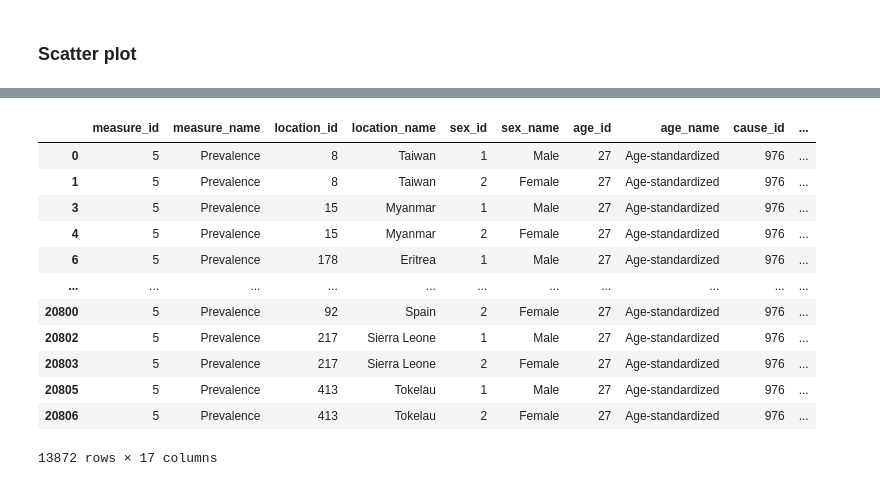
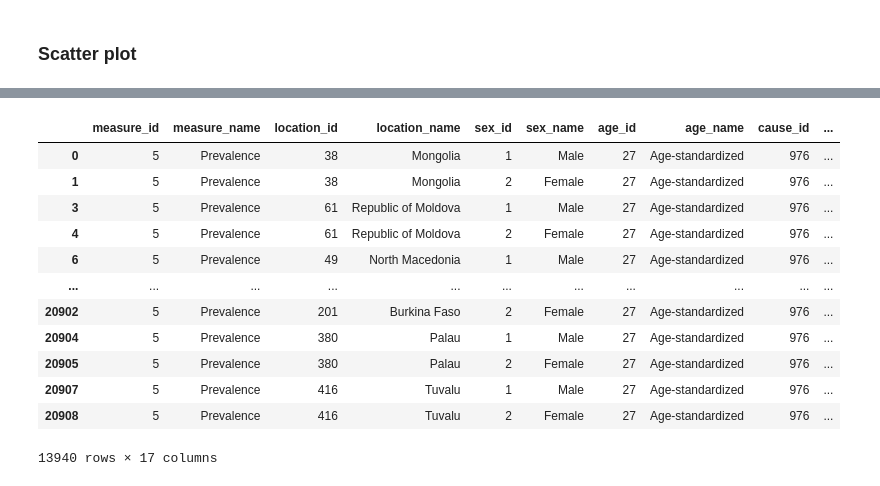
Before and after one commit to aldaszarnauskas/programming-for-data-analytics, a Jupyter notebook: project/project.ipynb, the cells around one changed output, grey strips where cells are left out. Saved outputs shown, nothing was run; the diff lists cells and outputs as text; code cells hidden in the pictures.

```diff
--- a/project/project.ipynb
+++ b/project/project.ipynb
@@ -215,14 +216,13 @@ df_region_age
 [Age is linked to type 2 diabetes](https://pmc.ncbi.nlm.nih.gov/articles/PMC9843502/)
 # %%
 regions = df_region_age['region'].unique()
-regions = np.append(regions, "Global")
 n = len(regions)
-nrows=2
-ncols=6
+nrows=3
+ncols=4
 
 label_xaxis = list(range((nrows * ncols - ncols), nrows * ncols))
 
-fig, axes = plt.subplots(nrows=nrows, ncols=ncols, figsize=(ncols*2, nrows*2), sharex=True, sharey=True)
+fig, axes = plt.subplots(nrows=nrows, ncols=ncols, figsize=(ncols*3, nrows*3), sharex=True, sharey=True)
 
 axes = axes.flatten()
 
@@ -230,10 +230,7 @@ count = 0
 
 for ax, region in zip(axes, regions):
 
-    if region == "Global":
-        region_df = df_region_age
-    else:
-        region_df = df_region_age[df_region_age['region'] == region]
+    region_df = df_region_age[df_region_age['region'] == region]
 
     ax.plot(region_df['age_mid'], region_df['val_T2D']["Percent"], label='Mean', marker='o', markeredgewidth=0, color="lightskyblue")
     ax.fill_between(
@@ -300,3 +297,6 @@ df_map.plot()
 # %% [output]
 <Axes: >
 [figure]
+# %%
+df_agestand = pd.read_csv("../data/agestand_allc_ally_perc_T2D.csv")
+df_agestand.head()
@@ -302,0 +310,16 @@ df_map.plot()
+# %%
+cols_to_fix = ['val', 'upper', 'lower']
+df_agestand[cols_to_fix] = df_agestand[cols_to_fix] * 100
+# %%
+with open("../data/regions_updated.json", "r", encoding="utf-8") as f:
+    regions = json.load(f)
+
+country_to_region = {
+    country: region
+    for region, countries in regions.items()
+    for country in countries
+}
+
+country_to_region["Global"] = "Global"
+
+df_agestand["region"] = [country_to_region[acountry] for acountry in df_agestand["location_name"].to_list()]
@@ -504,20 +523,20 @@ array(['High-income Asia Pacific and East Asia',
 # %%
-df_gender = df_age_standardised.query("sex_name in ['Male', 'Female']")
+df_gender = df_agestand.query("sex_name in ['Male', 'Female']")
 df_gender
 # %% [output]
 |  | measure_id | measure_name | location_id | location_name | sex_id | sex_name | age_id | age_name | cause_id | ... |
-| 0 | 5 | Prevalence | 8 | Taiwan | 1 | Male | 27 | Age-standardized | 976 | ... |
-| 1 | 5 | Prevalence | 8 | Taiwan | 2 | Female | 27 | Age-standardized | 976 | ... |
-| 3 | 5 | Prevalence | 15 | Myanmar | 1 | Male | 27 | Age-standardized | 976 | ... |
-| 4 | 5 | Prevalence | 15 | Myanmar | 2 | Female | 27 | Age-standardized | 976 | ... |
-| 6 | 5 | Prevalence | 178 | Eritrea | 1 | Male | 27 | Age-standardized | 976 | ... |
+| 0 | 5 | Prevalence | 38 | Mongolia | 1 | Male | 27 | Age-standardized | 976 | ... |
+| 1 | 5 | Prevalence | 38 | Mongolia | 2 | Female | 27 | Age-standardized | 976 | ... |
+| 3 | 5 | Prevalence | 61 | Republic of Moldova | 1 | Male | 27 | Age-standardized | 976 | ... |
+| 4 | 5 | Prevalence | 61 | Republic of Moldova | 2 | Female | 27 | Age-standardized | 976 | ... |
+| 6 | 5 | Prevalence | 49 | North Macedonia | 1 | Male | 27 | Age-standardized | 976 | ... |
 | ... | ... | ... | ... | ... | ... | ... | ... | ... | ... | ... |
-| 20800 | 5 | Prevalence | 92 | Spain | 2 | Female | 27 | Age-standardized | 976 | ... |
-| 20802 | 5 | Prevalence | 217 | Sierra Leone | 1 | Male | 27 | Age-standardized | 976 | ... |
-| 20803 | 5 | Prevalence | 217 | Sierra Leone | 2 | Female | 27 | Age-standardized | 976 | ... |
-| 20805 | 5 | Prevalence | 413 | Tokelau | 1 | Male | 27 | Age-standardized | 976 | ... |
-| 20806 | 5 | Prevalence | 413 | Tokelau | 2 | Female | 27 | Age-standardized | 976 | ... |
+| 20902 | 5 | Prevalence | 201 | Burkina Faso | 2 | Female | 27 | Age-standardized | 976 | ... |
+| 20904 | 5 | Prevalence | 380 | Palau | 1 | Male | 27 | Age-standardized | 976 | ... |
+| 20905 | 5 | Prevalence | 380 | Palau | 2 | Female | 27 | Age-standardized | 976 | ... |
+| 20907 | 5 | Prevalence | 416 | Tuvalu | 1 | Male | 27 | Age-standardized | 976 | ... |
+| 20908 | 5 | Prevalence | 416 | Tuvalu | 2 | Female | 27 | Age-standardized | 976 | ... |
-13872 rows × 17 columns
+13940 rows × 17 columns
 # %%
 df_pivot = (
     df_gender
```
Also changed, not shown: parts of 33 cells of this notebook, 9 other files.
